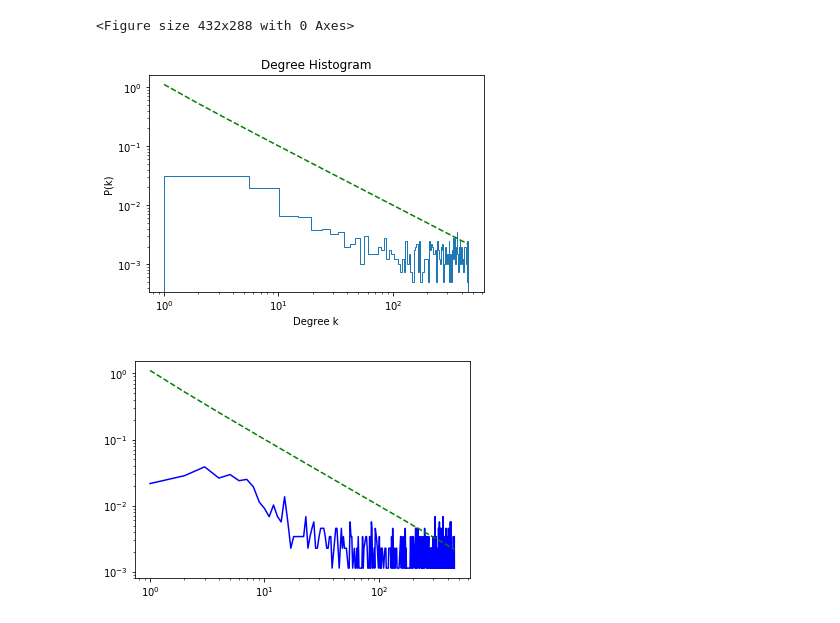
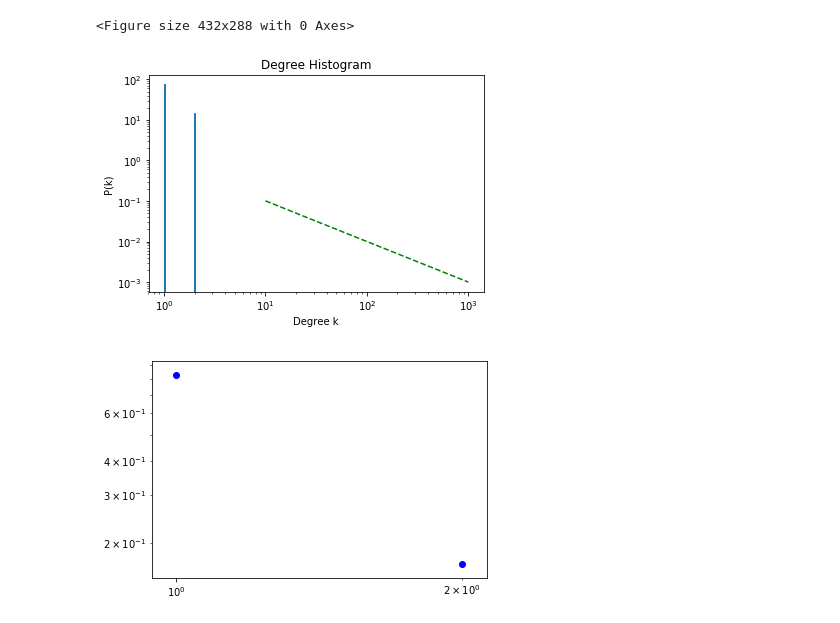
Before and after one commit to fvalle1/master_thesis, a Jupyter notebook: Network.ipynb, the cells around one changed output. Saved outputs shown, nothing was run; the diff lists cells and outputs as text; code cells hidden in the pictures.

```diff
--- a/Network.ipynb
+++ b/Network.ipynb
@@ -21,7 +22,7 @@ G=nx.Graph()
 # %%
 for edge in df.loc[:,:].values:
     #G.add_weighted_edges_from([(edge[0],edge[1],edge[2])])
-    if edge[2] > 0.05:
+    if edge[2] > 0.3:
         G.add_node(edge[0])
         G.add_node(edge[1])
         G.add_edge(edge[0],edge[1])
@@ -51,8 +58,8 @@ plt.savefig("graph.png")
 degree_sequence = [d for n, d in G.degree()]  # degree sequence
 # %%
 fig = plt.figure()
-plt.hist(degree_sequence, density=True, histtype='step', bins=100)
-x=np.arange(1, np.max(degree_sequence))
+plt.hist(degree_sequence, density=True, histtype='step', bins=90)
+x=np.logspace(1, 3)
 plt.plot(x, 1./(x-0.1), 'g--')
 plt.xscale('log')
 plt.yscale('log')
@@ -61,19 +68,20 @@ plt.ylabel("P(k)")
 plt.xlabel("Degree k")
 plt.show()
 # %% [output]
-[figure, old version]
+[figure, new version]
 # %%
 degree_sequence = sorted([d for n, d in G.degree()], reverse=True)  # degree sequence
-# print "Degree sequence", degree_sequence
+#print "Degree sequence", degree_sequence
 degreeCount = collections.Counter(degree_sequence)
 deg, cnt = zip(*degreeCount.items())
 fig, ax = plt.subplots()
 plt.xscale('log')
 plt.yscale('log')
 norm = np.sum(cnt)
-plt.plot(deg, np.array(cnt,dtype=float)/norm, color='b')
+plt.scatter(deg, np.array(cnt,dtype=float)/norm, color='b', label='degree')
 x=np.arange(1, np.max(degree_sequence))
-plt.plot(x, 1./(x-0.1), 'g--')
+#plt.plot(x, 1./(x-0.1), 'g--')
 plt.show()
+fig.savefig("degree_distribution.png")
 # %% [output]
-[figure, old version]
+[figure, new version]
```
Also changed, not shown: parts of 13 cells of this notebook, 19 other files.
